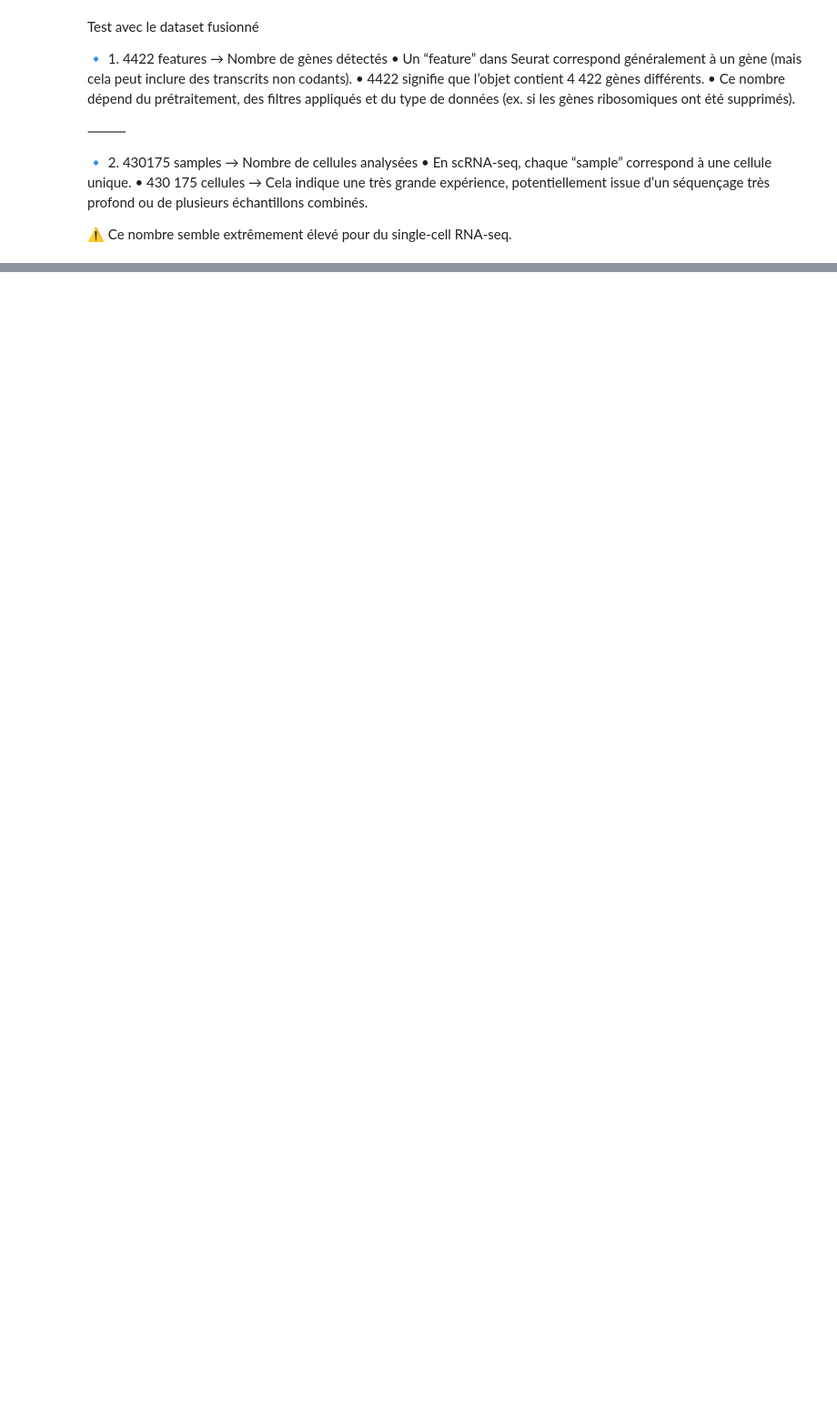
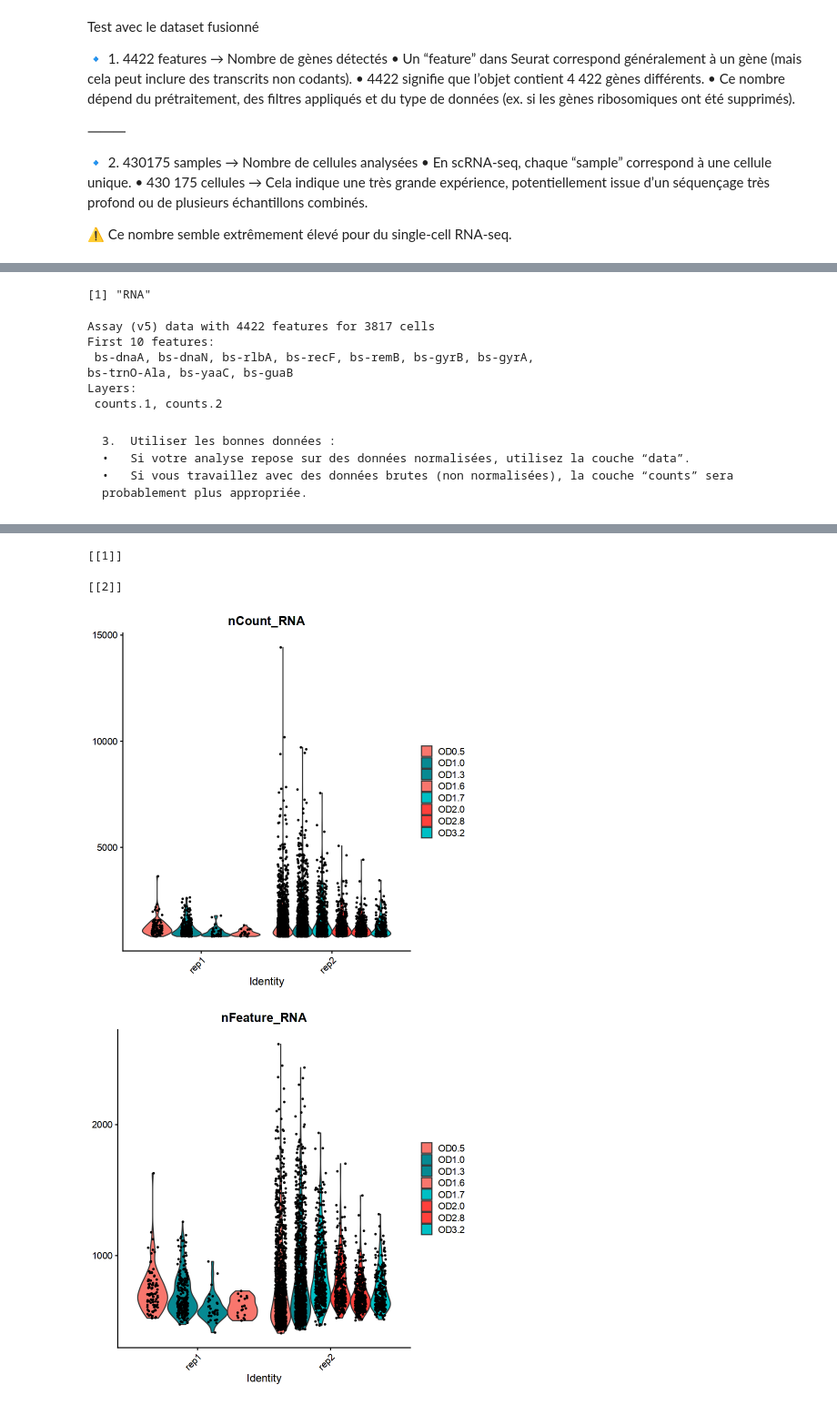
Before and after one commit to vgoupille/DOL_scRNAseq, a Jupyter notebook: 7_Article/script/script_Val/5_analyse_seurat.ipynb, the cells around one changed output, grey strips where cells are left out. Shown at 91% size. Drawn from its saved outputs; the diff is of its cells as text; code cells hidden in the pictures; blank space fills up the shorter version.

Commit message:
analyse seurat

```diff
--- a/7_Article/script/script_Val/5_analyse_seurat.ipynb
+++ b/7_Article/script/script_Val/5_analyse_seurat.ipynb
@@ -99,0 +330,27 @@ Active assay: RNA (4422 features, 0 variable features)
+# %%
+Assays(RNA_combined)
+# %% [output]
+[1] "RNA"
+# %%
+RNA_combined[["RNA"]]  # Accéder à l'assay 'RNA' pour voir ses couches
+# %% [output]
+Assay (v5) data with 4422 features for 3817 cells
+First 10 features:
+ bs-dnaA, bs-dnaN, bs-rlbA, bs-recF, bs-remB, bs-gyrB, bs-gyrA,
+bs-trnO-Ala, bs-yaaC, bs-guaB
+Layers:
+ counts.1, counts.2
+# %% [markdown]
+	3.	Utiliser les bonnes données :
+	•	Si votre analyse repose sur des données normalisées, utilisez la couche “data”.
+	•	Si vous travaillez avec des données brutes (non normalisées), la couche “counts” sera probablement plus appropriée.
+# %%
+# Si vous avez un objet Seurat, vous pouvez directement faire appel à VlnPlot
+VlnPlot(object = RNA_combined,
+  features = c("nCount_RNA", "nFeature_RNA"),
+        group.by = "rep",
+        split.by = "cond",
+        pt.size = 0.5,
+        combine = FALSE ,
+        fill.by = "cond")
+# %% [output]
@@ -99,0 +359,5 @@ Active assay: RNA (4422 features, 0 variable features)
+[[1]]
+
+[[2]]
+[figure, added]
+[figure, added]
```
Also changed, not shown: parts of 20 cells of this notebook.
